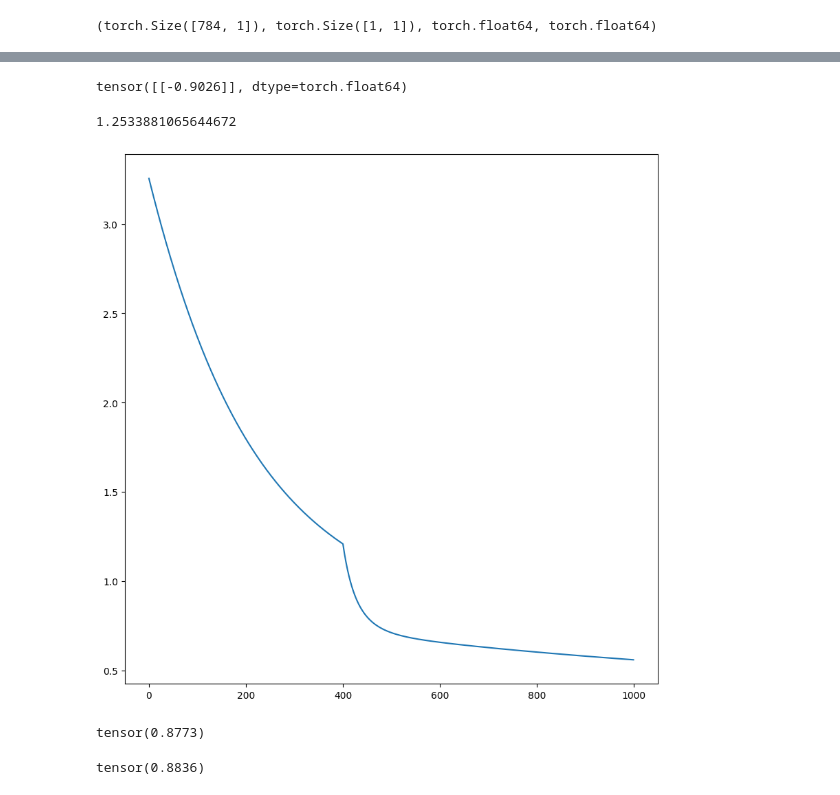
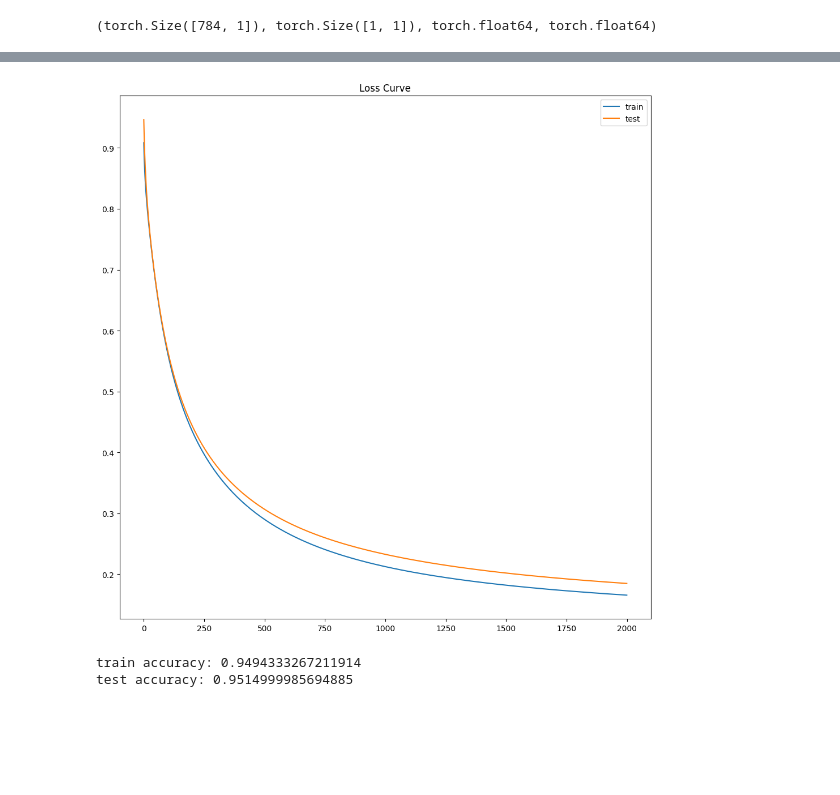
Before and after one commit to Bikash9841/AI-Trainee-Week-4, a Jupyter notebook: explore_Logistic_Regression.ipynb, the cells around one changed output, grey strips where cells are left out. Saved outputs shown, nothing was run; the diff lists cells and outputs as text; code cells hidden in the pictures; blank space fills up the shorter version.

```diff
--- a/explore_Logistic_Regression.ipynb
+++ b/explore_Logistic_Regression.ipynb
@@ -100,5 +100,5 @@ loss_list_test=[]
 # %%
-for i in range(1):
+for i in range(2000):
     z=X_train@W+b
     # z1=(z-z.mean())/(z.std())
     # print(sigmoid(z1))
@@ -119,8 +119,8 @@ for i in range(1):
     dL_db=(a-Y_train).mean()
 
 
-    W-=0.01*dL_dw
-    b-=0.01*dL_db
+    W-=0.1*dL_dw
+    b-=0.1*dL_db
 
     # test
     z_test=X_test@W+b
@@ -148,36 +133,28 @@ tensor([[0.9315],
-# %%
-b
-# %% [output]
-tensor([[-0.9026]], dtype=torch.float64)
-# %%
-min(loss_list_test)
-# %% [output]
-1.2533881065644672
 # %%
 plt.figure(figsize=(10,10))
-plt.plot(loss_list_train)
-# plt.plot(loss_list_test)
+plt.plot(loss_list_train,label='train')
+plt.plot(loss_list_test,label='test')
+plt.legend()
+plt.title("Loss Curve")
 
-
+plt.tight_layout()
 plt.show()
 # %% [output]
-[figure, old version]
+[figure, new version]
 # %%
 pred=[1 if val>0.5 else 0 for val in a]
 
 train_acc=torch.sum(torch.tensor(pred) == Y_train.reshape(1,-1))/X_train.shape[0]
-train_acc
+
+y_testhat=X_test@W+b
+a_test=sigmoid(y_testhat)
+
+pred_test=[1 if val>0.5 else 0 for val in a_test]
+
+test_acc=torch.sum(torch.tensor(pred_test) == Y_test.reshape(1,-1))/X_test.shape[0]
+
+print(f"train accuracy: {train_acc}")
+print(f"test accuracy: {test_acc}")
 # %% [output]
-tensor(0.8773)
+train accuracy: 0.9494333267211914
+test accuracy: 0.9514999985694885
-# %%
-# test dataset prediction
-
-y_testhat=X_test@W+b
-a_test=sigmoid(y_testhat)
-
-pred_test=[1 if val>0.5 else 0 for val in a_test]
-
-test_acc=torch.sum(torch.tensor(pred_test) == Y_test.reshape(1,-1))/X_test.shape[0]
-test_acc
-# %% [output]
-tensor(0.8836)
```
Also changed, not shown: parts of 4 cells of this notebook.
